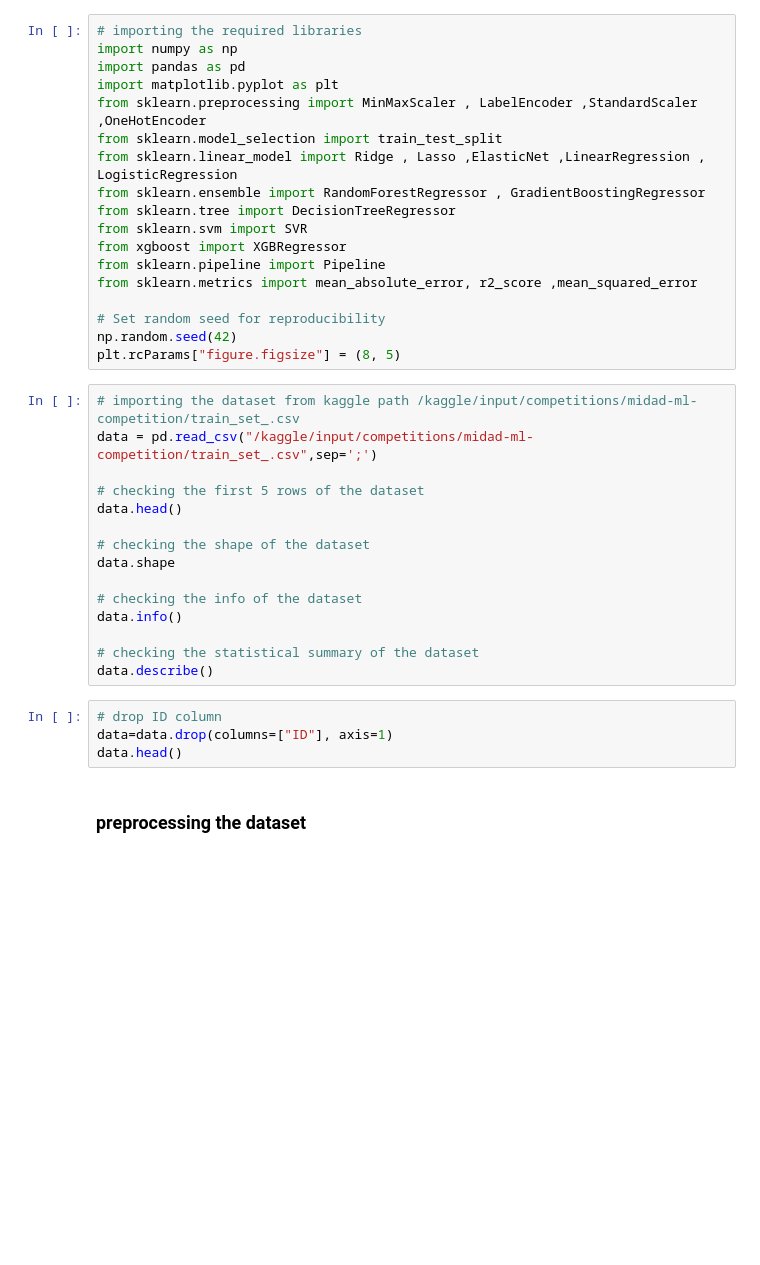
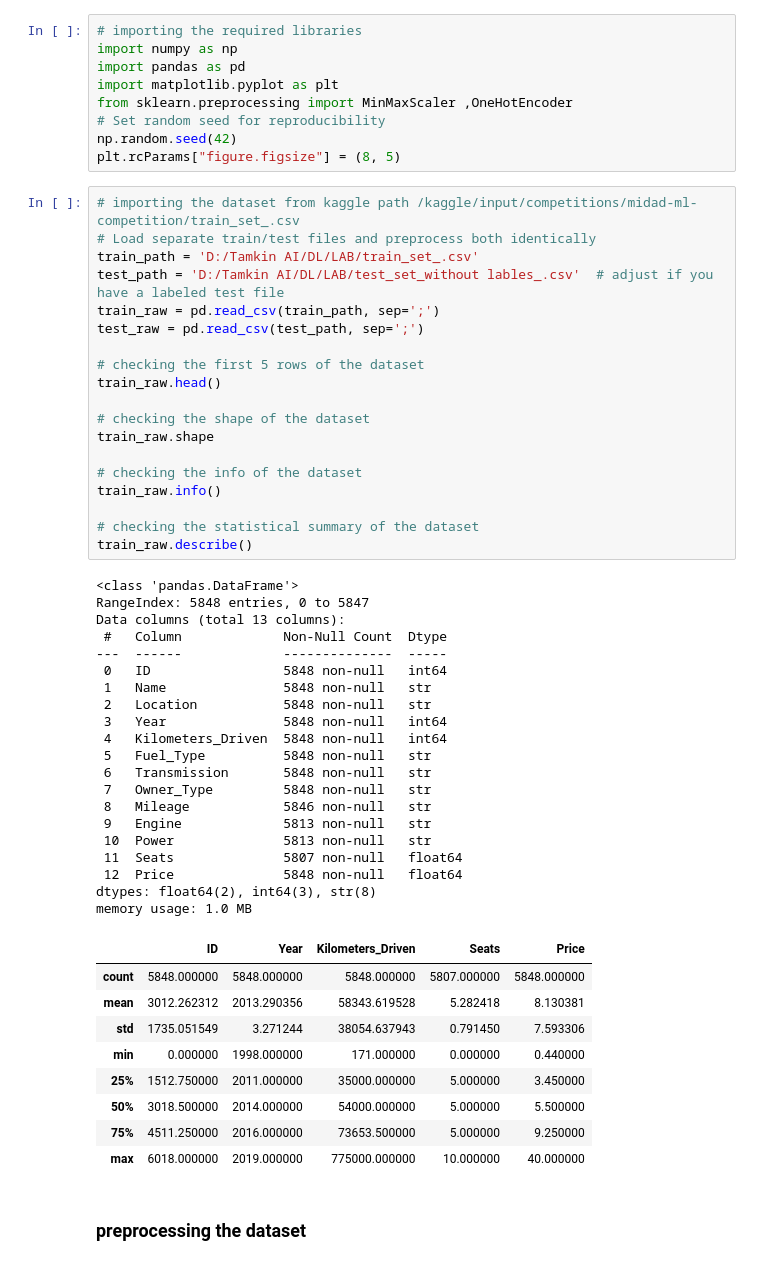
Before and after one commit to hussein-alali-alismael/Car-price-prediction, a Jupyter notebook: Car price prediction.ipynb, the cells around one changed output. Saved outputs shown, nothing was run; the diff lists cells and outputs as text; blank space fills up the shorter version.

```diff
--- a/Car price prediction.ipynb
+++ b/Car price prediction.ipynb
@@ -3,38 +3,59 @@
 import numpy as np
 import pandas as pd
 import matplotlib.pyplot as plt
-from sklearn.preprocessing import MinMaxScaler , LabelEncoder ,StandardScaler ,OneHotEncoder
-from sklearn.model_selection import train_test_split
-from sklearn.linear_model import Ridge , Lasso ,ElasticNet ,LinearRegression , LogisticRegression
-from sklearn.ensemble import RandomForestRegressor , GradientBoostingRegressor
-from sklearn.tree import DecisionTreeRegressor
-from sklearn.svm import SVR
-from xgboost import XGBRegressor
-from sklearn.pipeline import Pipeline
-from sklearn.metrics import mean_absolute_error, r2_score ,mean_squared_error
-
+from sklearn.preprocessing import MinMaxScaler ,OneHotEncoder
 # Set random seed for reproducibility
 np.random.seed(42)
 plt.rcParams["figure.figsize"] = (8, 5)
 # %%
 # importing the dataset from kaggle path /kaggle/input/competitions/midad-ml-competition/train_set_.csv
-data = pd.read_csv("/kaggle/input/competitions/midad-ml-competition/train_set_.csv",sep=';')
+# Load separate train/test files and preprocess both identically
+train_path = 'D:/Tamkin AI/DL/LAB/train_set_.csv'
+test_path = 'D:/Tamkin AI/DL/LAB/test_set_without lables_.csv'  # adjust if you have a labeled test file
+train_raw = pd.read_csv(train_path, sep=';')
+test_raw = pd.read_csv(test_path, sep=';')
 
 # checking the first 5 rows of the dataset
-data.head()
+train_raw.head()
 
 # checking the shape of the dataset
-data.shape
+train_raw.shape
 
 # checking the info of the dataset
-data.info()
+train_raw.info()
 
 # checking the statistical summary of the dataset
-data.describe()
+train_raw.describe()
+# %% [output]
+<class 'pandas.DataFrame'>
+RangeIndex: 5848 entries, 0 to 5847
+Data columns (total 13 columns):
+ #   Column             Non-Null Count  Dtype
+---  ------             --------------  -----
+ 0   ID                 5848 non-null   int64
+ 1   Name               5848 non-null   str
+ 2   Location           5848 non-null   str
+ 3   Year               5848 non-null   int64
+ 4   Kilometers_Driven  5848 non-null   int64
+ 5   Fuel_Type          5848 non-null   str
+ 6   Transmission       5848 non-null   str
+ 7   Owner_Type         5848 non-null   str
+ 8   Mileage            5846 non-null   str
+ 9   Engine             5813 non-null   str
+ 10  Power              5813 non-null   str
+ 11  Seats              5807 non-null   float64
+ 12  Price              5848 non-null   float64
+dtypes: float64(2), int64(3), str(8)
+memory usage: 1.0 MB
+|  | ID | Year | Kilometers_Driven | Seats | Price |
+| count | 5848.000000 | 5848.000000 | 5848.000000 | 5807.000000 | 5848.000000 |
+| mean | 3012.262312 | 2013.290356 | 58343.619528 | 5.282418 | 8.130381 |
+| std | 1735.051549 | 3.271244 | 38054.637943 | 0.791450 | 7.593306 |
+| min | 0.000000 | 1998.000000 | 171.000000 | 0.000000 | 0.440000 |
+| 25% | 1512.750000 | 2011.000000 | 35000.000000 | 5.000000 | 3.450000 |
+| 50% | 3018.500000 | 2014.000000 | 54000.000000 | 5.000000 | 5.500000 |
+| 75% | 4511.250000 | 2016.000000 | 73653.500000 | 5.000000 | 9.250000 |
+| max | 6018.000000 | 2019.000000 | 775000.000000 | 10.000000 | 40.000000 |
-# %%
-# drop ID column
-data=data.drop(columns=["ID"], axis=1)
-data.head()
 # %% [markdown]
 ### preprocessing the dataset
 # %%
```
Also changed, not shown: parts of 47 cells of this notebook.
